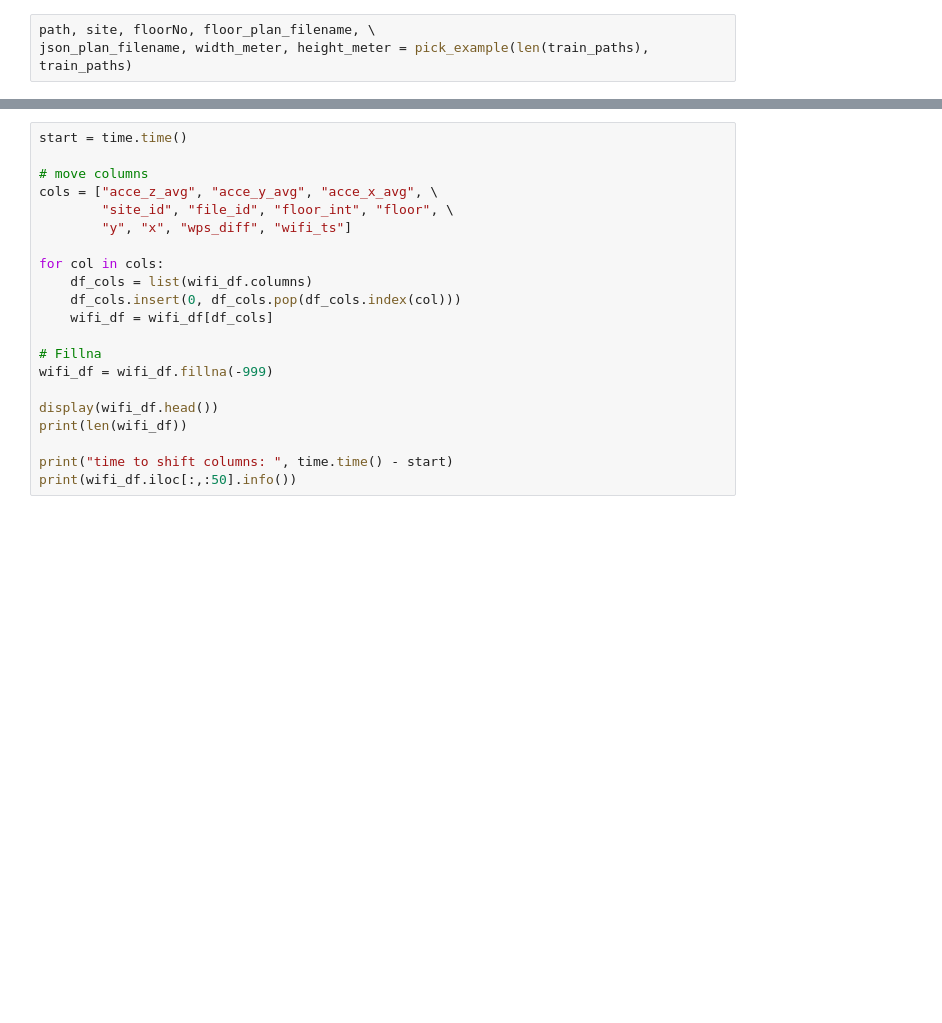
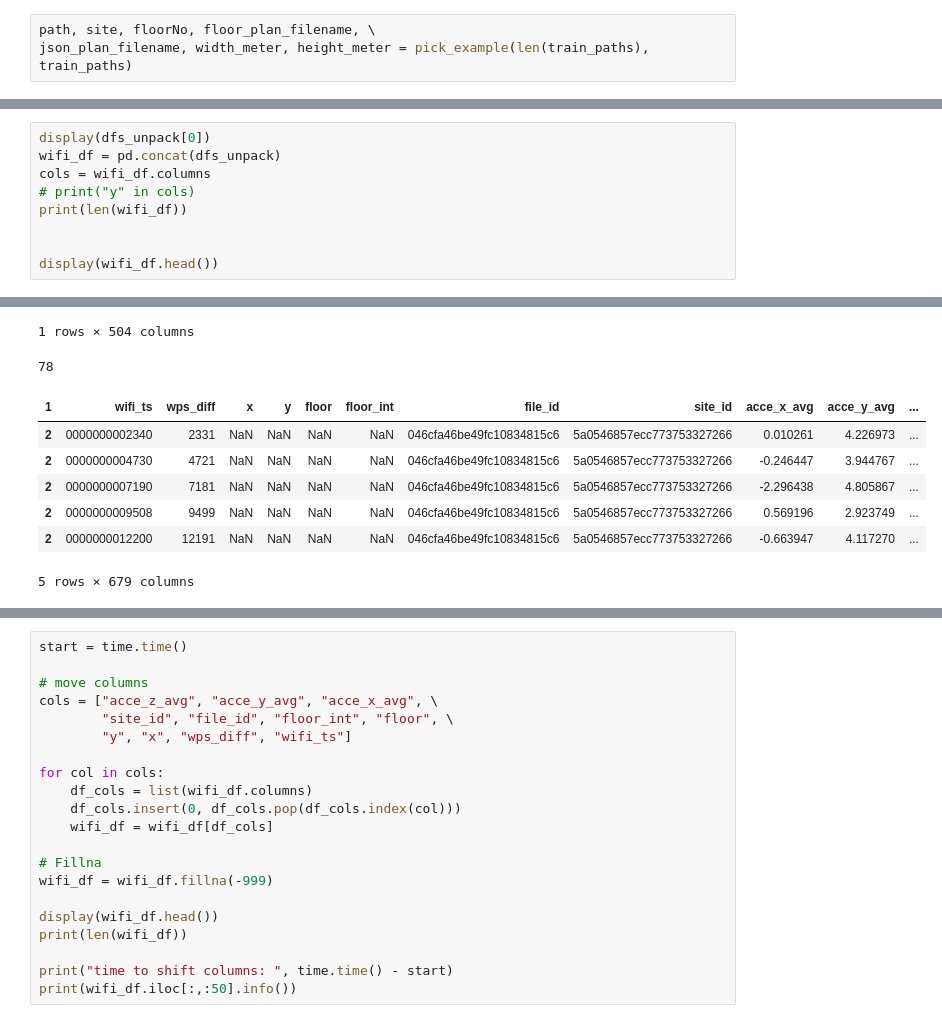
Before and after one commit to robot269006/indoor, a Jupyter notebook: indoor-train-5-imu.ipynb, the cells around one changed output, grey strips where cells are left out. Cells and saved outputs as stored; diff of their text form; blank space fills up the shorter version.

```diff
--- a/indoor-train-5-imu.ipynb
+++ b/indoor-train-5-imu.ipynb
@@ -465,0 +586,10 @@ make_df(test_24_sites_df, test_building_list, "test")
+# %%
+display(dfs_unpack[0])
+wifi_df = pd.concat(dfs_unpack)
+cols = wifi_df.columns
+# print("y" in cols)
+print(len(wifi_df))
+
+
+display(wifi_df.head())
+# %% [output]
@@ -466 +598,10 @@ make_df(test_24_sites_df, test_building_list, "test")
+1 rows × 504 columns
+78
+| 1 | wifi_ts | wps_diff | x | y | floor | floor_int | file_id | site_id | acce_x_avg | acce_y_avg | ... |
+| 2 | 0000000002340 | 2331 | NaN | NaN | NaN | NaN | 046cfa46be49fc10834815c6 | 5a0546857ecc773753327266 | 0.010261 | 4.226973 | ... |
+| 2 | 0000000004730 | 4721 | NaN | NaN | NaN | NaN | 046cfa46be49fc10834815c6 | 5a0546857ecc773753327266 | -0.246447 | 3.944767 | ... |
+| 2 | 0000000007190 | 7181 | NaN | NaN | NaN | NaN | 046cfa46be49fc10834815c6 | 5a0546857ecc773753327266 | -2.296438 | 4.805867 | ... |
+| 2 | 0000000009508 | 9499 | NaN | NaN | NaN | NaN | 046cfa46be49fc10834815c6 | 5a0546857ecc773753327266 | 0.569196 | 2.923749 | ... |
+| 2 | 0000000012200 | 12191 | NaN | NaN | NaN | NaN | 046cfa46be49fc10834815c6 | 5a0546857ecc773753327266 | -0.663947 | 4.117270 | ... |
+5 rows × 679 columns
 # %%
```
Also changed, not shown: parts of 22 cells of this notebook.
